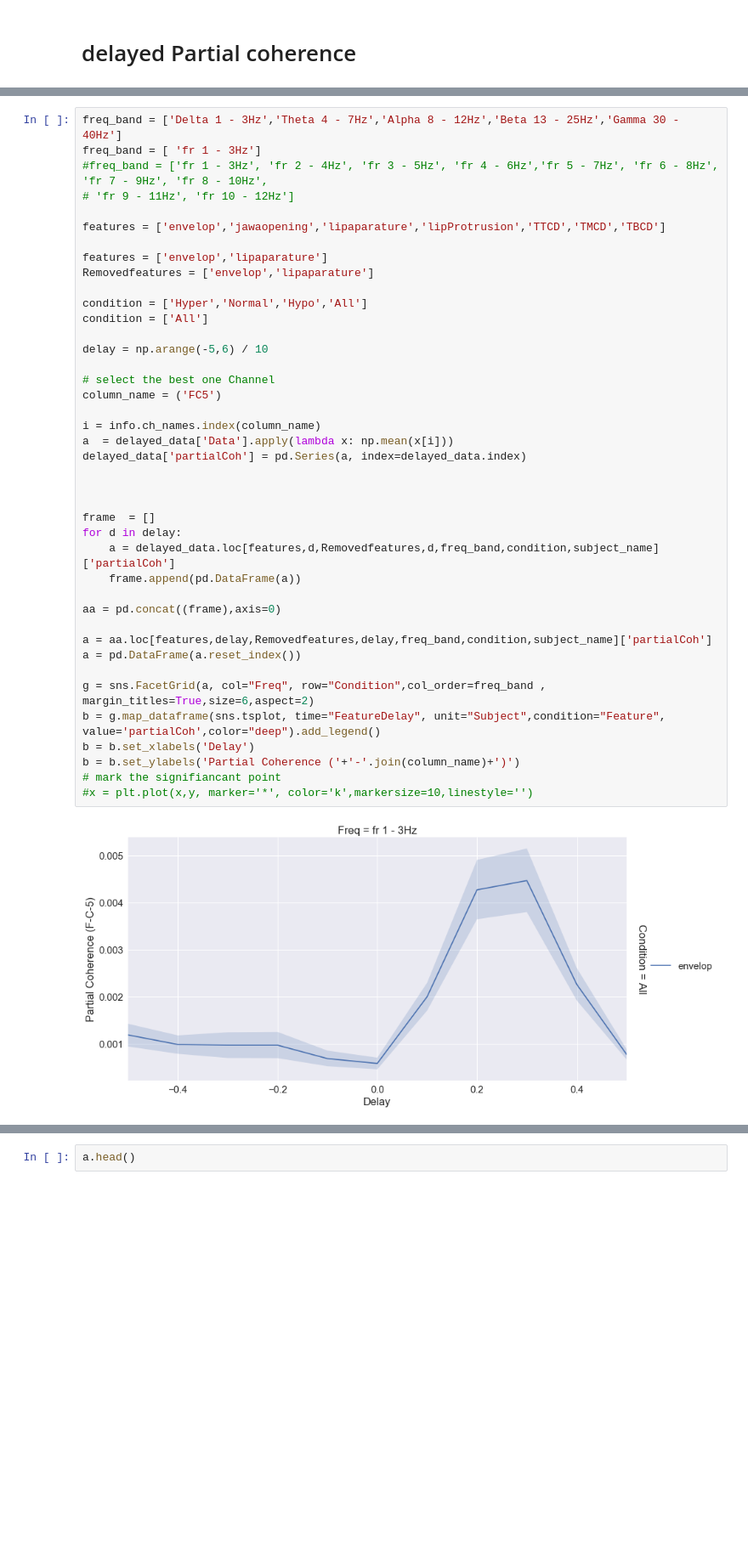
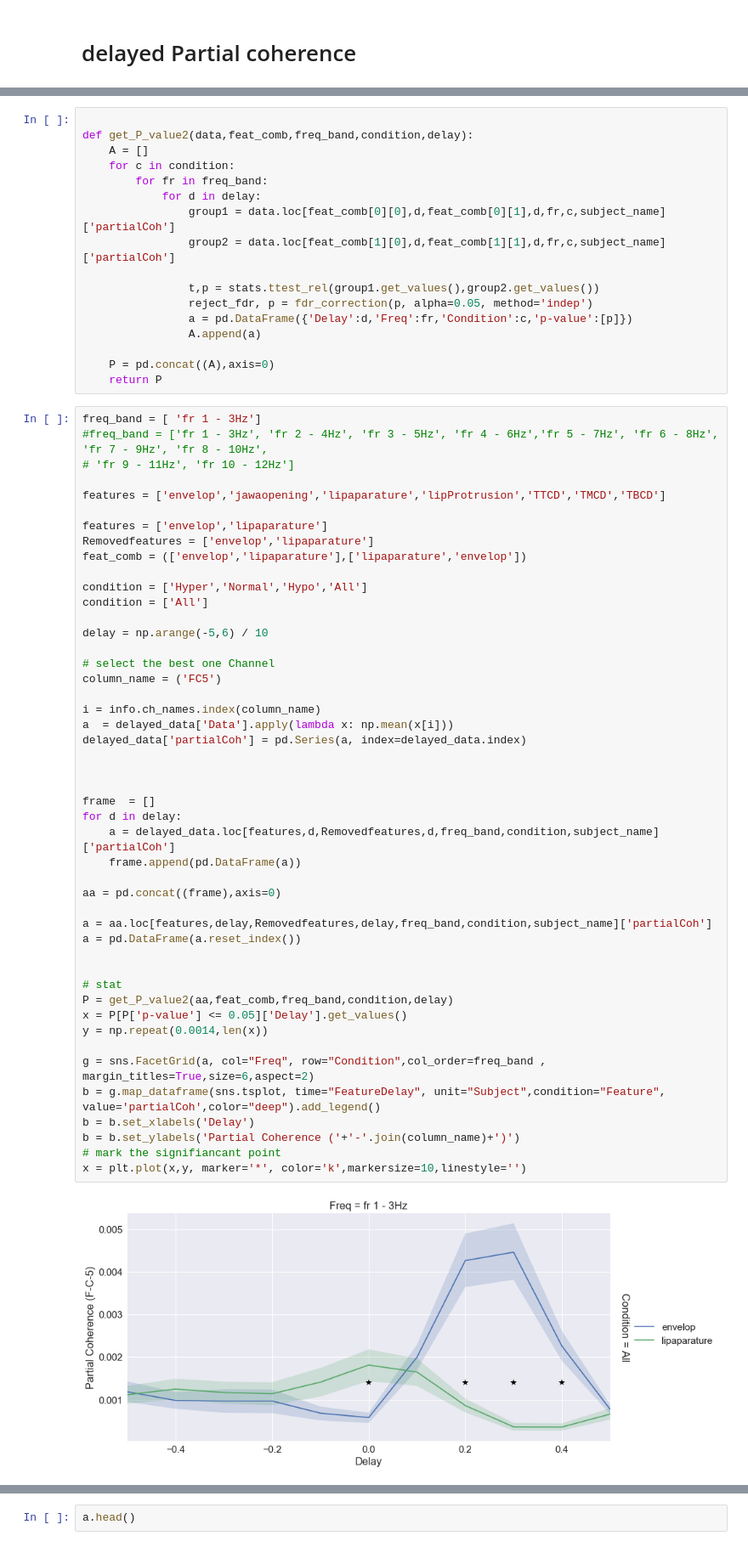
Before and after one commit to sankar-mukherjee/entrainment_python, a Jupyter notebook: partialCoherence_investigate.ipynb, the cells around one changed output, grey strips where cells are left out. Shown: that part at 85% size. Cells and saved outputs as stored; diff of their text form; blank space fills up the shorter version.

```diff
--- a/partialCoherence_investigate.ipynb
+++ b/partialCoherence_investigate.ipynb
@@ -345,8 +345,24 @@ delayed_data.head(5)
 |  |  |  |  |  |  | Daniel | [0.0013939442967925838, 0.0011355... | 0.003903 |
 |  |  |  |  |  |  | Elena | [2.1149377207881433e-05, 4.845689... | 0.000184 |
 |  |  |  |  |  |  | Elenora | [0.0003906551811733678, 0.0001439... | 0.000353 |
+# %%
+
+def get_P_value2(data,feat_comb,freq_band,condition,delay):
+    A = []
+    for c in condition:
+        for fr in freq_band:
+            for d in delay:
+                group1 = data.loc[feat_comb[0][0],d,feat_comb[0][1],d,fr,c,subject_name]['partialCoh']
+                group2 = data.loc[feat_comb[1][0],d,feat_comb[1][1],d,fr,c,subject_name]['partialCoh']
+
+                t,p = stats.ttest_rel(group1.get_values(),group2.get_values())
+                reject_fdr, p = fdr_correction(p, alpha=0.05, method='indep')
+                a = pd.DataFrame({'Delay':d,'Freq':fr,'Condition':c,'p-value':[p]})
+                A.append(a)
+
+    P = pd.concat((A),axis=0)
+    return P
 # %%
-freq_band = ['Delta 1 - 3Hz','Theta 4 - 7Hz','Alpha 8 - 12Hz','Beta 13 - 25Hz','Gamma 30 - 40Hz']
 freq_band = [ 'fr 1 - 3Hz']
 #freq_band = ['fr 1 - 3Hz', 'fr 2 - 4Hz', 'fr 3 - 5Hz', 'fr 4 - 6Hz','fr 5 - 7Hz', 'fr 6 - 8Hz', 'fr 7 - 9Hz', 'fr 8 - 10Hz',
 # 'fr 9 - 11Hz', 'fr 10 - 12Hz']
@@ -355,37 +371,44 @@ features = ['envelop','jawaopening','lipaparature','lipProtrusion','TTCD','TMCD'
 
 features = ['envelop','lipaparature']
 Removedfeatures = ['envelop','lipaparature']
+feat_comb = (['envelop','lipaparature'],['lipaparature','envelop'])
 
 condition = ['Hyper','Normal','Hypo','All']
 condition = ['All']
 
 delay = np.arange(-5,6) / 10
 
 # select the best one Channel
 column_name = ('FC5')
 
 i = info.ch_names.index(column_name)
 a  = delayed_data['Data'].apply(lambda x: np.mean(x[i]))
 delayed_data['partialCoh'] = pd.Series(a, index=delayed_data.index)
 
 
 
 frame  = []
 for d in delay:
     a = delayed_data.loc[features,d,Removedfeatures,d,freq_band,condition,subject_name]['partialCoh']
     frame.append(pd.DataFrame(a))
 
 aa = pd.concat((frame),axis=0)
 
 a = aa.loc[features,delay,Removedfeatures,delay,freq_band,condition,subject_name]['partialCoh']
 a = pd.DataFrame(a.reset_index())
 
+
+# stat
+P = get_P_value2(aa,feat_comb,freq_band,condition,delay)
+x = P[P['p-value'] <= 0.05]['Delay'].get_values()
+y = np.repeat(0.0014,len(x))
+
 g = sns.FacetGrid(a, col="Freq", row="Condition",col_order=freq_band , margin_titles=True,size=6,aspect=2)
 b = g.map_dataframe(sns.tsplot, time="FeatureDelay", unit="Subject",condition="Feature", value='partialCoh',color="deep").add_legend()
 b = b.set_xlabels('Delay')
 b = b.set_ylabels('Partial Coherence ('+'-'.join(column_name)+')')
 # mark the signifiancant point
-#x = plt.plot(x,y, marker='*', color='k',markersize=10,linestyle='')
+x = plt.plot(x,y, marker='*', color='k',markersize=10,linestyle='')
 # %% [output]
-[figure, old version]
+[figure, new version]
 # %%
```
Also changed, not shown: parts of 3 cells of this notebook.
